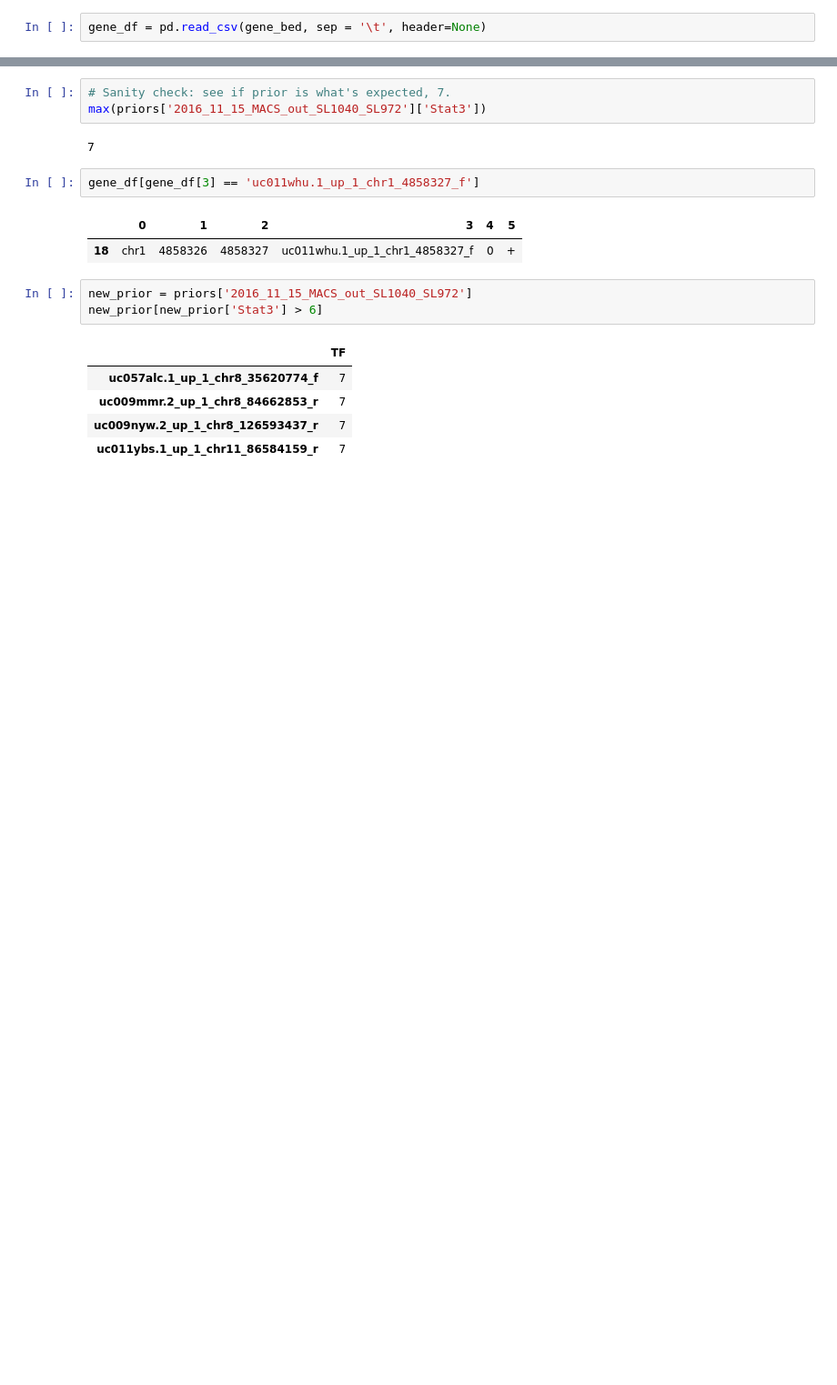
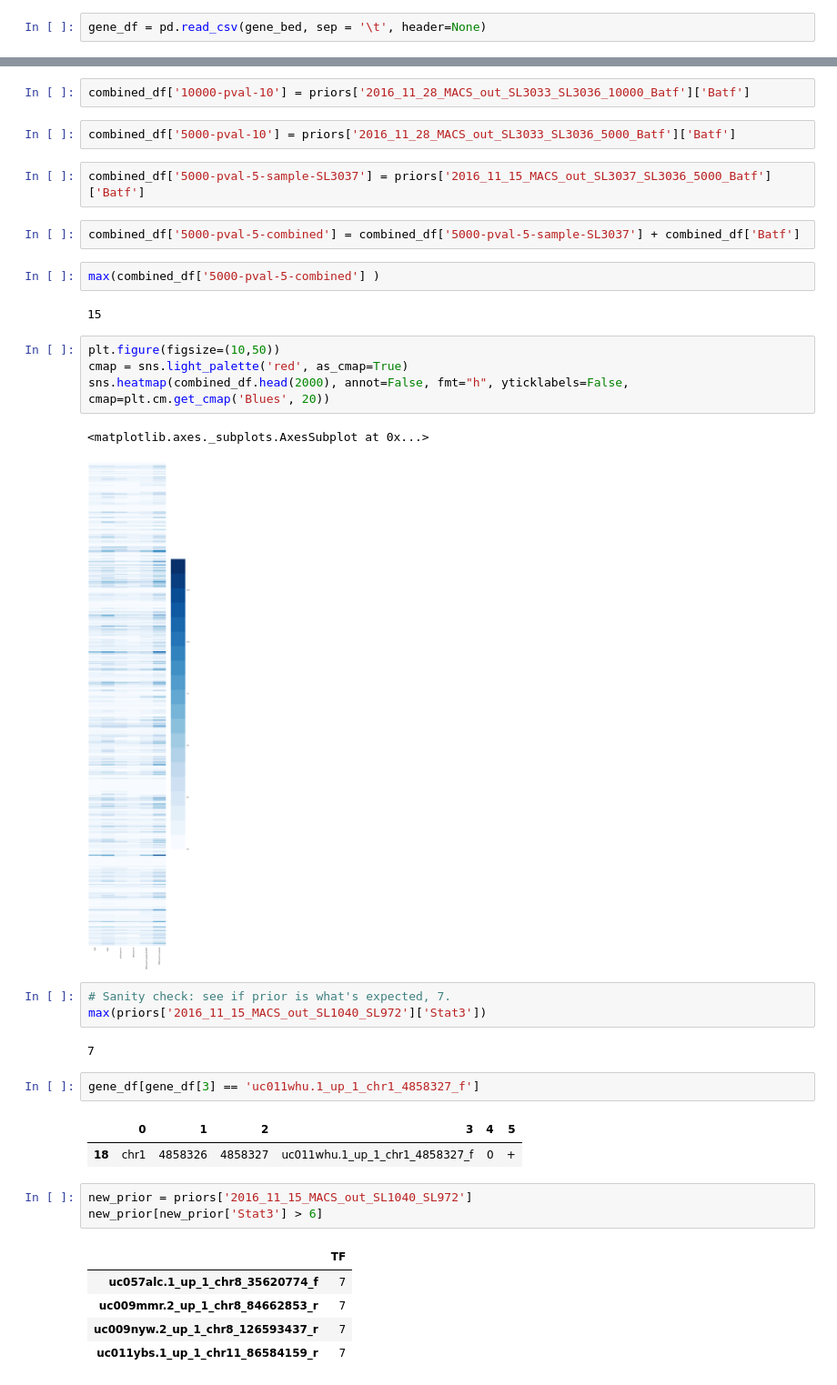
Before and after one commit to nickdeveaux/scratch_space, a Jupyter notebook: bioinformatics_quick_tasks/Priors from chipseq.ipynb, the cells around one changed output, grey strips where cells are left out. Shown at 91% size. Cells and saved outputs as stored; diff of their text form; blank space fills up the shorter version.

Commit message:
priors computed across many params, and merged across samples

```diff
--- a/bioinformatics_quick_tasks/Priors from chipseq.ipynb
+++ b/bioinformatics_quick_tasks/Priors from chipseq.ipynb
@@ -29,3 +42,22 @@ for row in metadata.iterrows():
+# %%
+combined_df['10000-pval-10'] = priors['2016_11_28_MACS_out_SL3033_SL3036_10000_Batf']['Batf']
+# %%
+combined_df['5000-pval-10'] = priors['2016_11_28_MACS_out_SL3033_SL3036_5000_Batf']['Batf']
+# %%
+combined_df['5000-pval-5-sample-SL3037'] = priors['2016_11_15_MACS_out_SL3037_SL3036_5000_Batf']['Batf']
+# %%
+combined_df['5000-pval-5-combined'] = combined_df['5000-pval-5-sample-SL3037'] + combined_df['Batf']
+# %%
+max(combined_df['5000-pval-5-combined'] )
+# %% [output]
+15
+# %%
+plt.figure(figsize=(10,50))
+cmap = sns.light_palette('red', as_cmap=True)
+sns.heatmap(combined_df.head(2000), annot=False, fmt="h", yticklabels=False,  cmap=plt.cm.get_cmap('Blues', 20))
+# %% [output]
+<matplotlib.axes._subplots.AxesSubplot at 0x...>
+[figure, added]
 # %%
 # Sanity check: see if prior is what's expected, 7.
 max(priors['2016_11_15_MACS_out_SL1040_SL972']['Stat3'])
```
Also changed, not shown: parts of 10 cells of this notebook.
